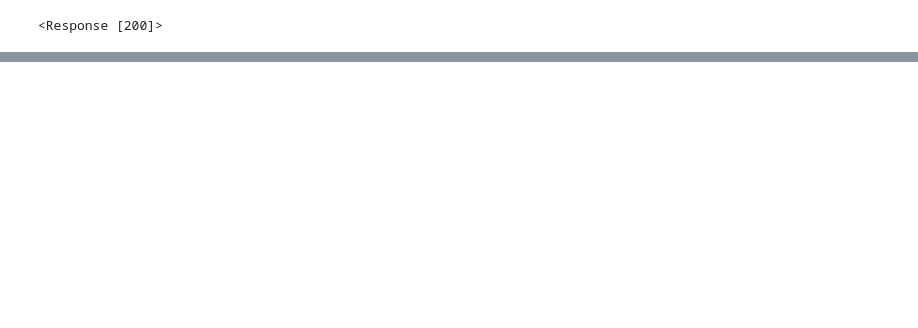
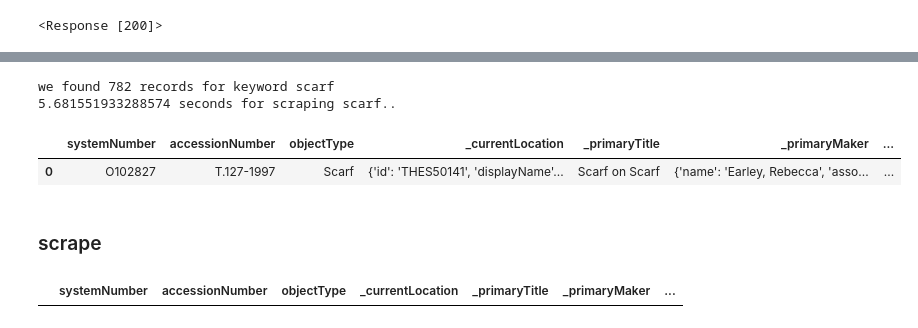
Before and after one commit to vivyhasadream/vintage_clothes_generator, a Jupyter notebook: 2 Data Scraping_va.ipynb, the cells around one changed output, grey strips where cells are left out. Drawn from its saved outputs; the diff is of its cells as text; code cells hidden in the pictures; blank space fills up the shorter version.

Commit message:
done VA museum web scraping, clean up met museum scraping

```diff
--- a/2 Data Scraping_va.ipynb
+++ b/2 Data Scraping_va.ipynb
@@ -605,0 +102,48 @@ ardbeg_soup.find_all('img')
+# %%
+def scrape_dataframe(keyword='robe'):
+    # start timer
+    start = time.time()
+
+    urlpath = f'https://api.vam.ac.uk/v2/objects/search?q_object_name={keyword}&page_size=100&images=true&images_exist=true'
+    rr = requests.get(urlpath)
+
+    # initiate an empty dataframe to carry the scrapped info
+    # get records column names
+    # for initial the full dataframe
+    records_list = rr.json()['records']
+    records_df = pd.DataFrame.from_dict(records_list)
+    records_df_columns = records_df.columns
+    df = pd.DataFrame(columns=records_df_columns)
+
+    # get how many pages
+    # and total number of records of this keyword
+    info_dict = rr.json()['info']
+    pages_n = info_dict['pages'] # for iterate
+    record_n = info_dict['record_count']
+    # print(f'{pages_n} pages for keyword {keyword}')
+    print(f'we found {record_n} records for keyword {keyword}')
+
+    # iterate the pages
+    # since VA API could only search page by page
+    for p in range(1,pages_n+1):
+        urlpath = f'https://api.vam.ac.uk/v2/objects/search?q_object_name={keyword}&page_size=100&images=true&images_exist=true&page={p}'
+        rr = requests.get(urlpath)
+        thisdf = pd.DataFrame.from_dict(rr.json()['records'])
+        df = pd.concat([df,thisdf])
+
+    # print(f'we got {df.shape[0]} scarf.')
+
+    # timer stops
+    end = time.time()
+    print(f'{end-start} seconds for scraping {keyword}..')
+
+    return df
+# %%
+# test the function
+df_test = scrape_dataframe('scarf')
+df_test.head(1)
+# %% [output]
+we found 782 records for keyword scarf
+5.681551933288574 seconds for scraping scarf..
+|  | systemNumber | accessionNumber | objectType | _currentLocation | _primaryTitle | _primaryMaker | ... |
+| 0 | O102827 | T.127-1997 | Scarf | {'id': 'THES50141', 'displayName'... | Scarf on Scarf | {'name': 'Earley, Rebecca', 'asso... | ... |
@@ -605,0 +152,2 @@ ardbeg_soup.find_all('img')
+# %% [markdown]
+### scrape
@@ -605,0 +167,5 @@ ardbeg_soup.find_all('img')
+# %%
+#check
+df
+# %% [output]
+|  | systemNumber | accessionNumber | objectType | _currentLocation | _primaryTitle | _primaryMaker | ... |
```
Also changed, not shown: parts of 132 cells of this notebook, 3 other files.
